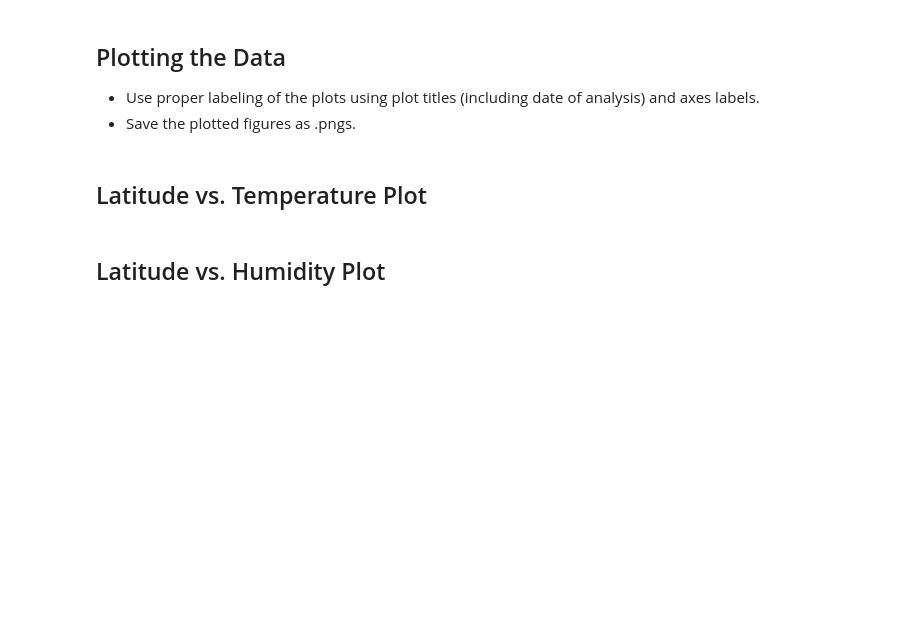
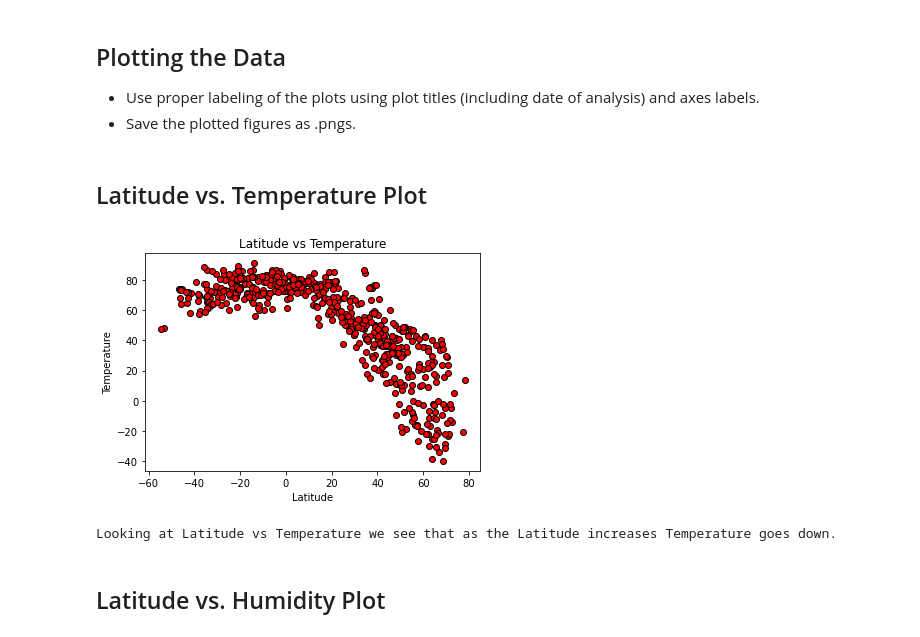
Before and after one commit to Ryanvt94/Python-API-Challenge, a Jupyter notebook: starter_code/WeatherPy.ipynb, the cells around one changed output. Cells and saved outputs as stored; diff of their text form; code cells hidden in the pictures; blank space fills up the shorter version.

```diff
--- a/starter_code/WeatherPy.ipynb
+++ b/starter_code/WeatherPy.ipynb
@@ -73,31 +86,31 @@ wind_speed_list = []
 for city in cities:
     response = requests.get( url + "&q=" + city).json()
     try:
-        city_id= response['City_ID']
+        city_id= response['id']
         city_id_list.append(city_id)
 
-        city_name = response['City']
+        city_name = response['name']
         city_name_list.append(city_name)
 
-        country = response['Country']
+        country = response['sys']['country']
         country_list.append(country)
 
-        max_temp = response['Max Temp']
+        max_temp = response['main']['temp_max']
         max_temp_list.append(max_temp)
 
-        lat = response['Lat']
+        lat = response['coord']['lat']
         lat_list.append(lat)
 
-        lng = response['Lng']
+        lng = response['coord']['lon']
         lng_list.append(lng)
 
-        humidity = response['Humidity']
+        humidity = response['main']['humidity']
         humidity_list.append(humidity)
 
-        cloudiness = response['Cloudiness']
+        cloudiness = response['clouds']['all']
         cloudiness_list.append(cloudiness)
 
-        wind_speed = response['Wind Speed']
+        wind_speed = response['wind']['speed']
         wind_speed_list.append(wind_speed)
 
         print(f"Cities Name: {city}, Cities ID: {city_id}")
@@ -130,5 +167,17 @@ Skip this step if there are no cities that have humidity > 100%.
 * Save the plotted figures as .pngs.
 # %% [markdown]
 ## Latitude vs. Temperature Plot
+# %%
+plt.scatter(lat_list, max_temp_list, marker="o", facecolors="red", edgecolors="black")
+plt.title("Latitude vs Temperature")
+plt.xlabel("Latitude")
+plt.ylabel("Temperature")
+
+plt.savefig("Images/Latitude_vs_Temperature.png")
+plt.show()
+print(f"Looking at Latitude vs Temperature we see that as the Latitude increases Temperature goes down.")
+# %% [output]
+[figure, added]
+Looking at Latitude vs Temperature we see that as the Latitude increases Temperature goes down.
 # %% [markdown]
 ## Latitude vs. Humidity Plot
```
Also changed, not shown: parts of 21 cells of this notebook, 16 other files.
